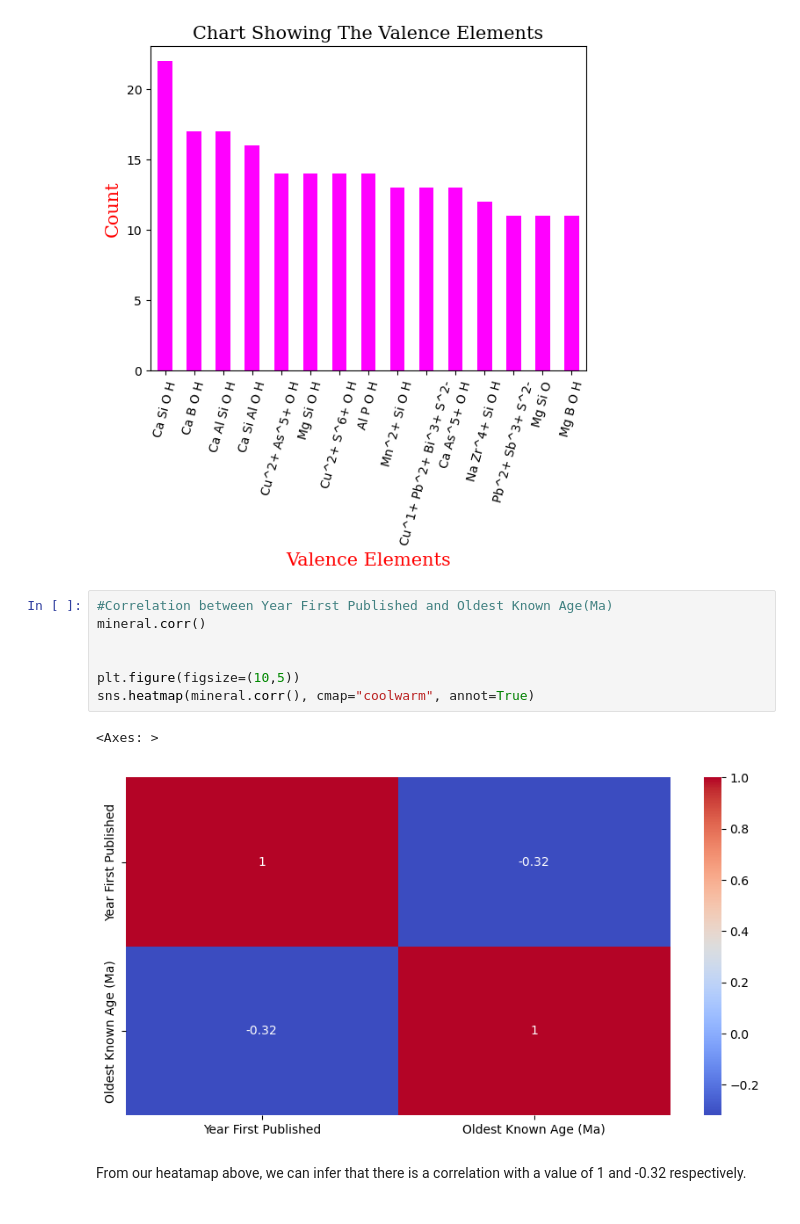
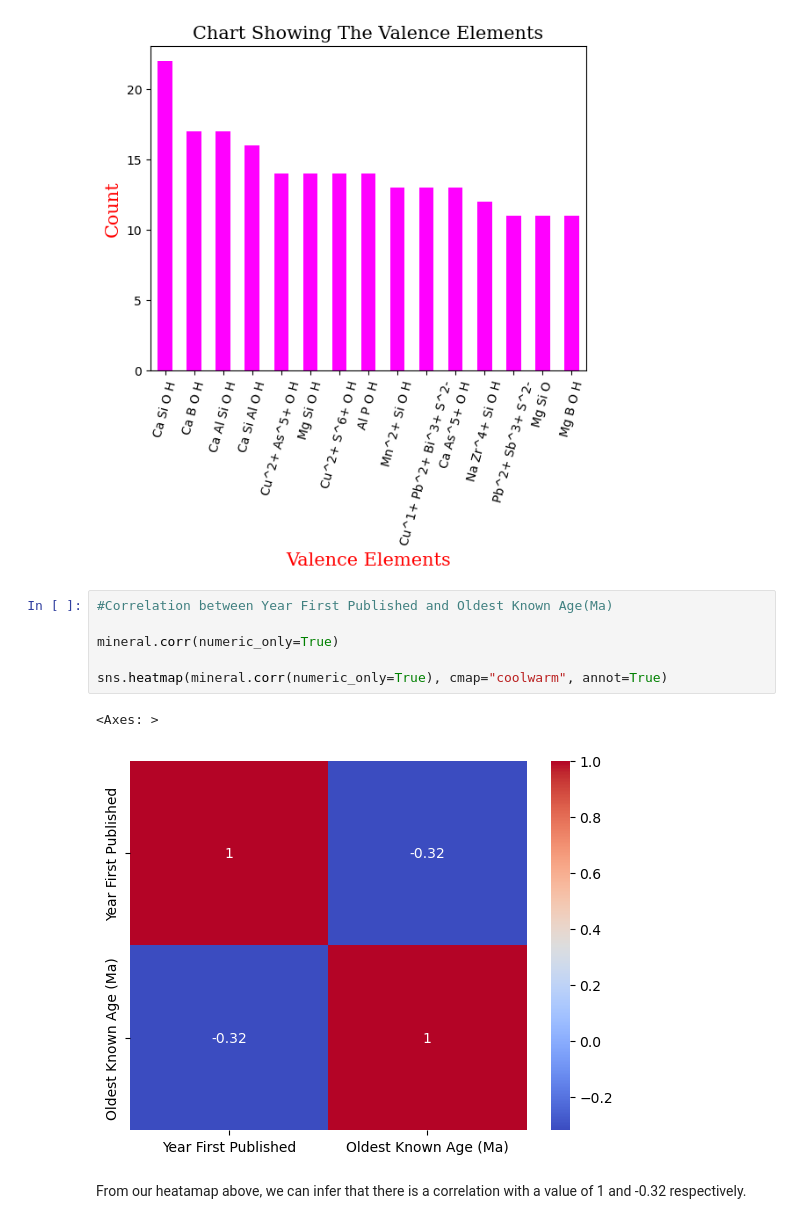
Before and after one commit to omoniyidamilola/MINERALS, a Jupyter notebook: Project2.ipynb, the cells around one changed output. Saved outputs shown, nothing was run; the diff lists cells and outputs as text.

```diff
--- a/Project2.ipynb
+++ b/Project2.ipynb
@@ -524,16 +581,15 @@ plt.ylabel('Count', fontdict=font2)
 plt.show()
 # %% [output]
 [figure]
-# %%
-#Correlation between Year First Published and Oldest Known Age(Ma)
-mineral.corr()
-
-
-plt.figure(figsize=(10,5))
-sns.heatmap(mineral.corr(), cmap="coolwarm", annot=True)
-# %% [output]
-<Axes: >
-[figure, removed]
+# %%
+#Correlation between Year First Published and Oldest Known Age(Ma)
+
+mineral.corr(numeric_only=True)
+
+sns.heatmap(mineral.corr(numeric_only=True), cmap="coolwarm", annot=True)
+# %% [output]
+<Axes: >
+[figure, added]
 # %% [markdown]
 From our heatamap above, we can infer that there is a correlation with a value of 1 and -0.32 respectively.
 # %% [markdown]
```
Also changed, not shown: parts of 5 cells of this notebook.
